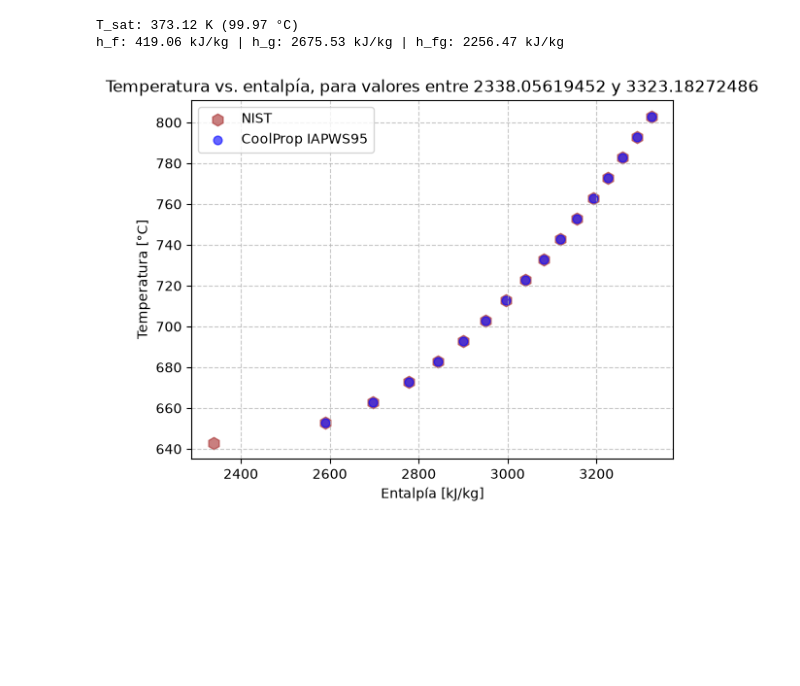
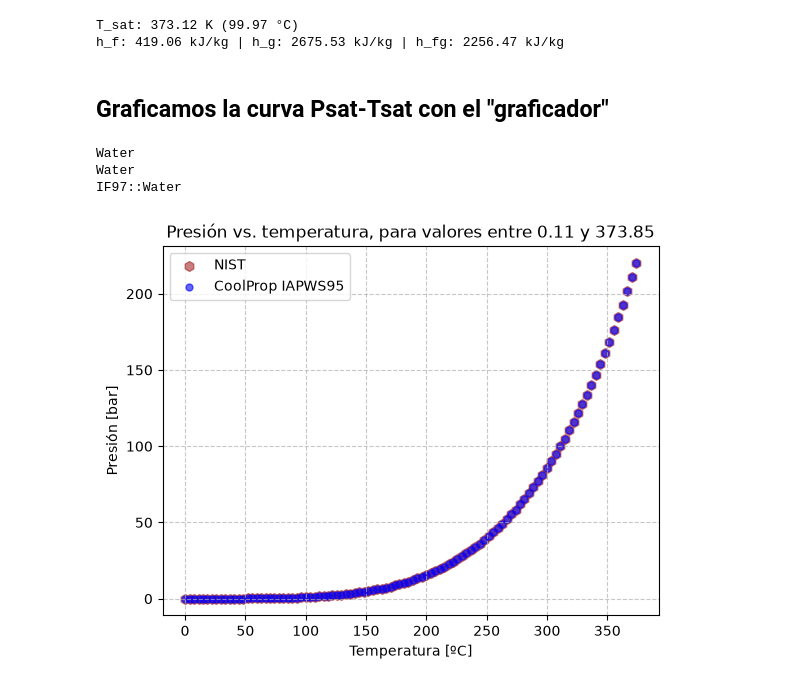
Before and after one commit to cd-luzi/thermo-pkg-nist-compare, a Jupyter notebook: examples/ejemplo_principal01.ipynb, the cells around one changed output. Cells and saved outputs as stored; diff of their text form; code cells hidden in the pictures; blank space fills up the shorter version.

```diff
--- a/examples/ejemplo_principal01.ipynb
+++ b/examples/ejemplo_principal01.ipynb
@@ -90,16 +127,11 @@ h_vsc = data_table_vsc["h"]
 # %%
-i = 0
-T0 = T_sat[i]
-hL = h_liq[i]
-hV = h_vap[i]
+# Con s.english = "water", CoolProp utilizará IAWPS95
+T_sat_cp_simple = CP.PropsSI("T", "P", tabla_vap["P"]*1e5 , "Q", 1, s.english)
 
-# La consulta de VSC empieza en Tsat; si su primer punto coincide
-# con el vapor saturado, lo omitimos para no duplicar ese punto.
-inicio = 1 if (
-    np.isclose(T_vsc[0], T0) and np.isclose(h_vsc[0], hV)
-) else 0
+hL_sat_cp = CP.PropsSI("Hmass", "P", tabla_vap["P"]*1e5 , "Q", 0, s.english)
+hv_sat_cp = CP.PropsSI("Hmass", "P", tabla_vap["P"]*1e5 , "Q", 1, s.english)
 
-T_isobar = np.concatenate(([T0, T0], T_vsc[inicio:]))
-h_isobar = np.concatenate(([hL, hV], h_vsc[inicio:]))
-
-#graficar(h_isobar, T_isobar)
+# Extractamos específicamente los datos de T_sat, hv_sat y hL_sat y construímos
+# un solo juego de datos representando la "campana"
+T_sat_cp = np.concatenate((T_sat_cp_simple, np.flip(T_sat_cp_simple)))
+h_sat_cp = np.concatenate((hL_sat_cp, np.flip(hv_sat_cp)))
@@ -152,7 +174,31 @@ print(f"h_f: {h_f/1000:.2f} kJ/kg | h_g: {h_g/1000:.2f} kJ/kg | h_fg: {h_fg/1000
 # %% [output]
 T_sat: 373.12 K (99.97 °C)
 h_f: 419.06 kJ/kg | h_g: 2675.53 kJ/kg | h_fg: 2256.47 kJ/kg
+# %% [markdown]
+## Graficamos la curva Psat-Tsat con el "graficador"
 # %%
-graficar(h_vsc, T_vsc, x_comp=h_CP, y_comp=T_vsc, label_2="CoolProp "+modelo, nombre_x="Entalpía", nombre_y="Temperatura", unidad_x="kJ/kg", unidad_y="°C", color='brown', linewidth=0.7, markersize=80, interpolar=False)
+print(s.english)
+for k in model_disp:
+    print(model_disp[k])
+
+modelo = next((k for k, v in model_disp.items() if s.english.lower()==v.lower()), None)
+
+graficar(
+    T_sat_cp_simple-273.15,
+    tabla_vap["P"],
+    x_comp=tabla_vap["T"]-273.15,
+    y_comp=tabla_vap["P"],
+    label_2="CoolProp "+modelo,
+    nombre_x="Temperatura",
+    nombre_y="Presión",
+    unidad_x="ºC",
+    unidad_y="bar",
+    color='brown',
+    linewidth=0.7,
+    markersize=50,
+    interpolar=False)
 # %% [output]
+Water
+Water
+IF97::Water
-[figure, old version]
+[figure, new version]
```
Also changed, not shown: parts of 16 cells of this notebook, 19 other files.
